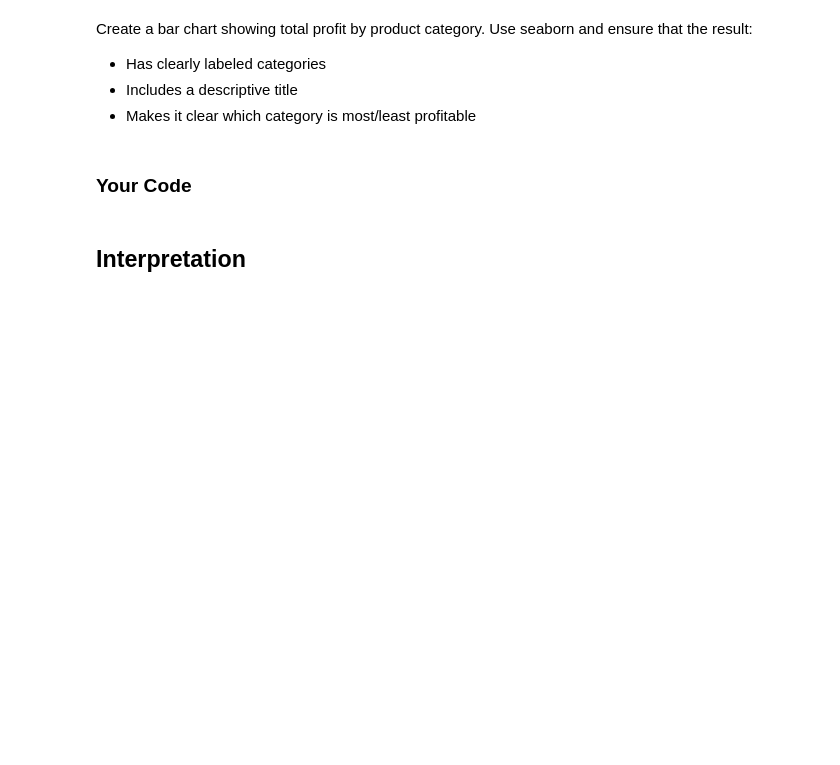
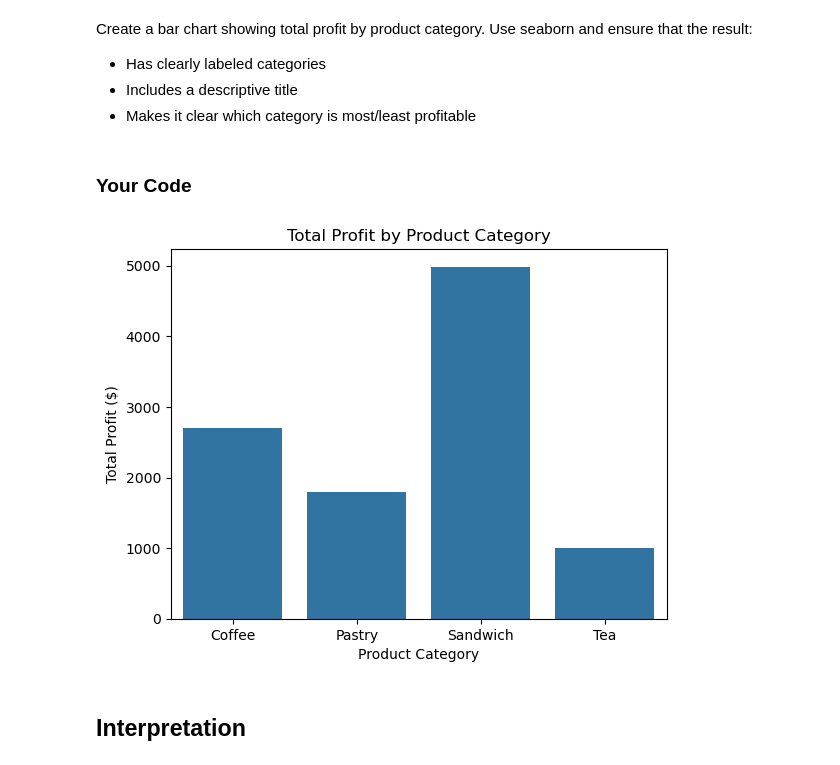
Before and after one commit to MinaYoon5889/py4eda-work, a Jupyter notebook: test_2b.ipynb, the cells around one changed output. Saved outputs shown, nothing was run; the diff lists cells and outputs as text; code cells hidden in the pictures; blank space fills up the shorter version.

```diff
--- a/test_2b.ipynb
+++ b/test_2b.ipynb
@@ -210,3 +238,12 @@ Then summarize profitability by product category. Your code should return a tabl
 ### Your Code
 # %%
 # Task 4: create profit column, then groupby with .agg()
+
+#1
+merged['profit'] = merged['revenue'] - (merged['cost'] * merged['quantity'])
+
+#2
+category_profit = merged.groupby('category').agg(total_profit=('profit', 'sum'), transaction_count=('profit', 'count'))
+
+#3
+category_profit.sort_values('total_profit', ascending=False)
@@ -236,6 +304,17 @@ Create a bar chart showing total profit by product category. Use seaborn and ens
 ### Your Code
 # %%
 # Task 6: use sns.barplot() with aggregated data
+
+sns.barplot(data=category_profit.reset_index(),
+            x='category',
+            y='total_profit')
+
+plt.title("Total Profit by Product Category")
+plt.xlabel("Product Category")
+plt.ylabel("Total Profit ($)")
+plt.show()
+# %% [output]
+[figure, added]
 # %% [markdown]
 ## Interpretation
 # %% [markdown]
```
Also changed, not shown: parts of 7 cells of this notebook.
